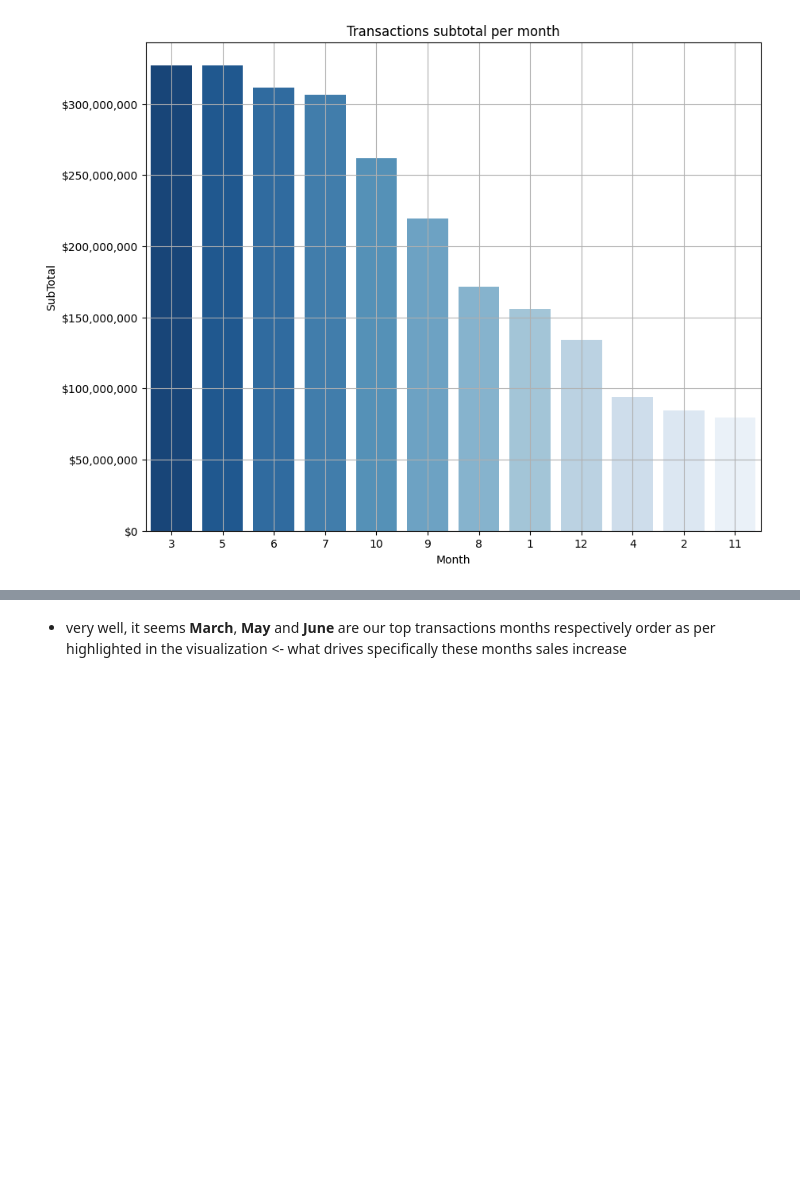
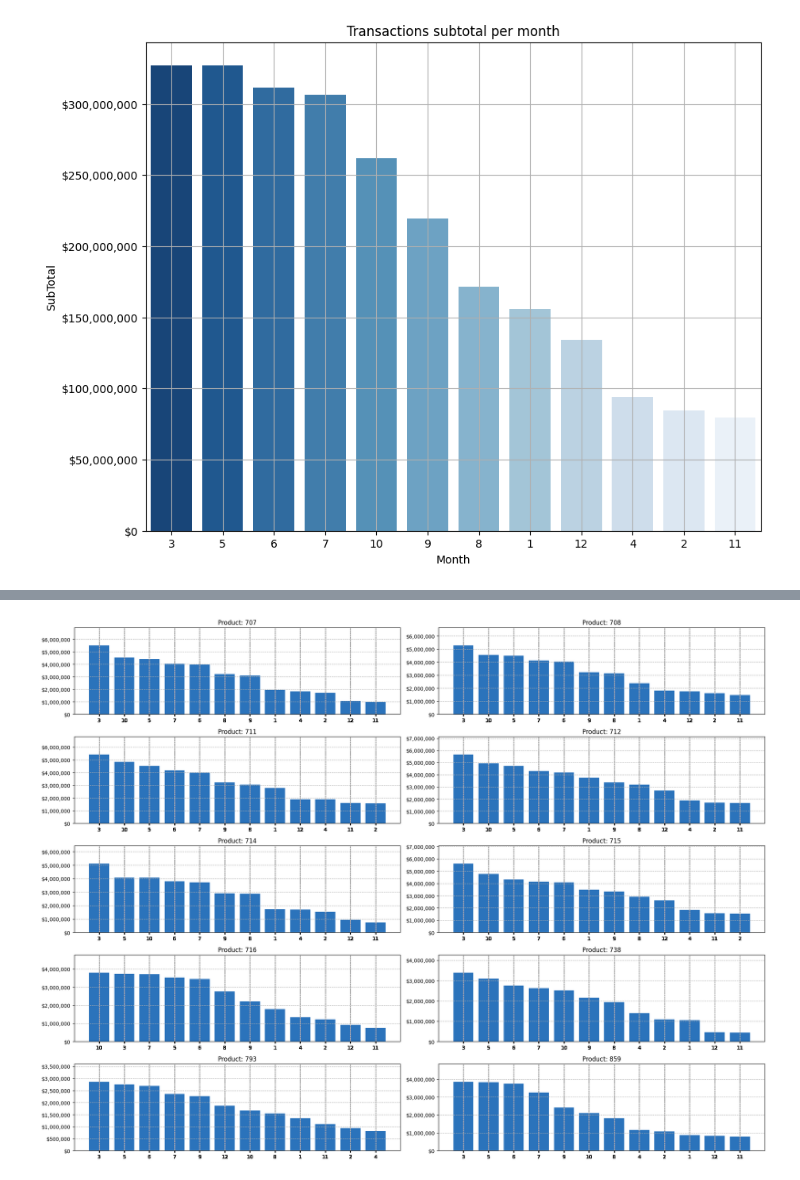
Before and after one commit to AtlasMarbx/AdventureWorks-Data-Migration-and-insight-extraction, a Jupyter notebook: EDA_process.ipynb, the cells around one changed output, grey strips where cells are left out. Drawn from its saved outputs; the diff is of its cells as text; code cells hidden in the pictures; blank space fills up the shorter version.

Commit message:
top 10 products trend over month with subcategory insights are generated, check notebook for more detailed report

```diff
--- a/EDA_process.ipynb
+++ b/EDA_process.ipynb
@@ -1331,7 +1331,8 @@ for p, c in zip(top_10_purchased_products, top_products_category.str[0]):
     - **Road Bikes**
     - **Gloves**
 # %%
-x_m = summary_table['OrderDate'].dt.month
+summary_table['OrderDate'] = summary_table['OrderDate'].dt.month
+x_m = summary_table['OrderDate']
 
 monthly_sum = summary_table.groupby(x_m)[['SubTotal_USD']].sum().sort_values(by='SubTotal_USD', ascending=False)
 
@@ -1356,0 +1360,10 @@ plt.show()
+# %%
+monthly_product_share = summary_table[['ProductID', 'SubTotal_USD', 'OrderDate']]
+
+top_10_products = ['712', '715', '711', '708', '707', '714', '716', '859', '738', '793']
+
+product_monthly_share = monthly_product_share[
+    monthly_product_share['ProductID'].isin(top_10_products)
+]
+
+product_monthly_share.head(5)
@@ -1359,2 +1379,41 @@ plt.show()
-# %% [markdown]
-- very well, it seems **March**, **May** and **June** are our top transactions months respectively order as per highlighted in the visualization <- what drives specifically these months sales increase
+# %%
+productID_p = product_monthly_share['ProductID']
+
+fig, axes = plt.subplots(5, 2, figsize=(20, 15))
+
+axes = axes.flatten()
+
+# looping throught productIDs
+for i, product_id in enumerate(productID_p.unique()):
+    ax = axes[i] # using the index to track each subplot
+
+    # filtering each subplot by each unique productID
+    product_data = product_monthly_share[
+        product_monthly_share['ProductID'] == product_id]
+
+    # changing data type for categorized descending plotting
+    product_data['OrderDate'] = product_data['OrderDate'].astype(str)
+
+    product_data_sorted = product_data.groupby('OrderDate')['SubTotal_USD'].sum().sort_values(ascending=False).reset_index()
+
+    # plotting barplots for each plot object based on each unique product
+    ax.bar(product_data_sorted['OrderDate'],
+           product_data_sorted['SubTotal_USD'],
+            color="#2b73bb")
+
+    # normalizing transactions into financial notation
+    ax.yaxis.set_major_formatter(ticker.FuncFormatter(lambda y, _: f'${y:,.0f}'))
+
+    # adding more xticks to highlight each month product transactions total
+    ax.set_xticks(product_data['OrderDate'])
+    ax.grid(True, linestyle='--')
+    ax.set_title(f'Product: {product_id}')
+
+    # increase y-axis top limit
+    current_ymin, current_ymax = ax.get_ylim()
+    ax.set_ylim(0, current_ymax * 1.20)
+
+plt.tight_layout()
+plt.show()
+# %% [output]
+[figure, added]
```
Also changed, not shown: parts of 6 cells of this notebook.
